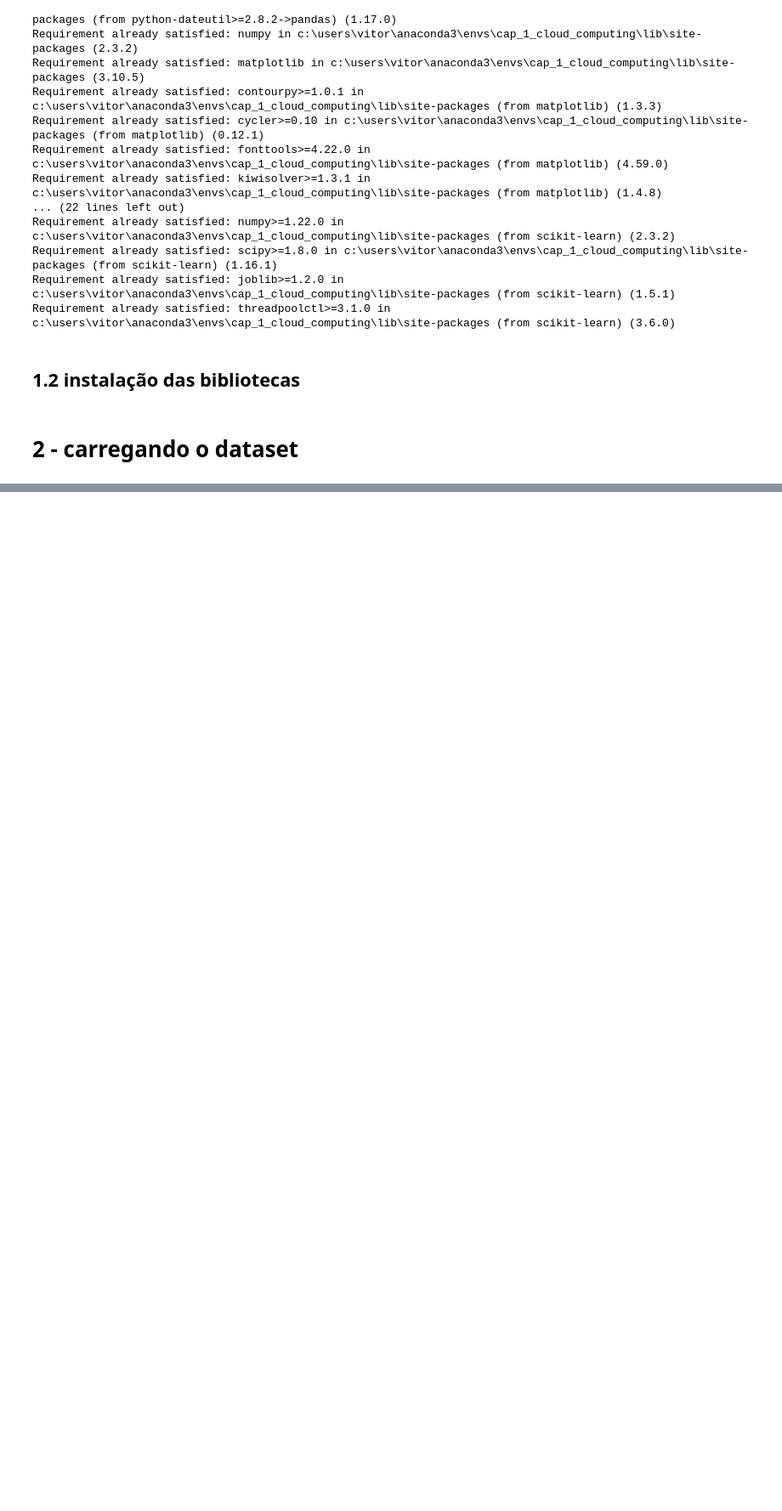
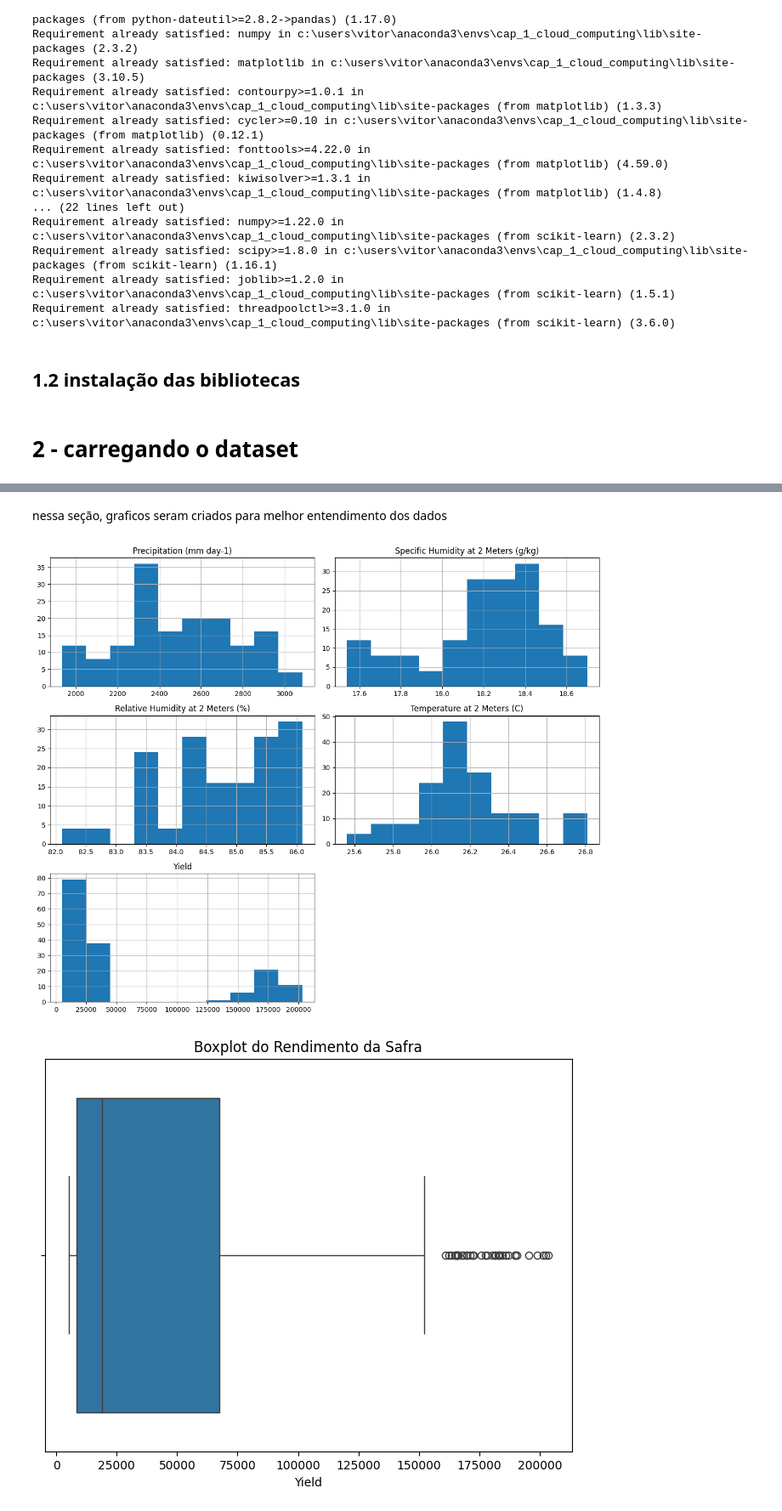
Before and after one commit to Startup-FarmTech-Solutions/Cap-1---FarmTech-na-era-da-cloud-computing, a Jupyter notebook: notebooks/jupyter notebook VitorEiji_rm562099_pbl_fase4.ipynb.ipynb, the cells around one changed output, grey strips where cells are left out. Shown: that part at 85% size. Saved outputs shown, nothing was run; the diff lists cells and outputs as text; code cells hidden in the pictures; blank space fills up the shorter version.

```diff
--- a/notebooks/jupyter notebook VitorEiji_rm562099_pbl_fase4.ipynb.ipynb
+++ b/notebooks/jupyter notebook VitorEiji_rm562099_pbl_fase4.ipynb.ipynb
@@ -57,7 +57,7 @@ warnings.filterwarnings("ignore")
 # 2 - carregando o dataset
 # %%
 # Carregar o dataset
-df = pd.read_csv('dados/crop_yield.csv')
+df = pd.read_csv('../dados/crop_yield.csv')
 
 # Visualizar as primeiras linhas
 df.head()
@@ -65,0 +116,25 @@ FileNotFoundError: [Errno 2] No such file or directory: 'dados/crop_yield.csv'
+# %% [markdown]
+nessa seção, graficos seram criados para melhor entendimento dos dados
+# %%
+import matplotlib.pyplot as plt
+import seaborn as sns
+
+# Histograma das variáveis numéricas
+df.hist(figsize=(12,10))
+plt.tight_layout()
+plt.show()
+
+# Boxplot para verificar distribuição e possíveis outliers em 'Rendimento'
+plt.figure(figsize=(8,6))
+sns.boxplot(x='Yield', data=df)
+plt.title('Boxplot do Rendimento da Safra')
+plt.show()
+
+# Relação entre temperatura e rendimento (scatter plot)
+plt.figure(figsize=(8,6))
+sns.scatterplot(x='Temperature at 2 Meters (C)', y='Yield', hue='Crop', data=df)
+plt.title('Temperatura x Rendimento por Cultura')
+plt.show()
+# %% [output]
+[figure, added]
+[figure, added]
```
Also changed, not shown: parts of 7 cells of this notebook.
